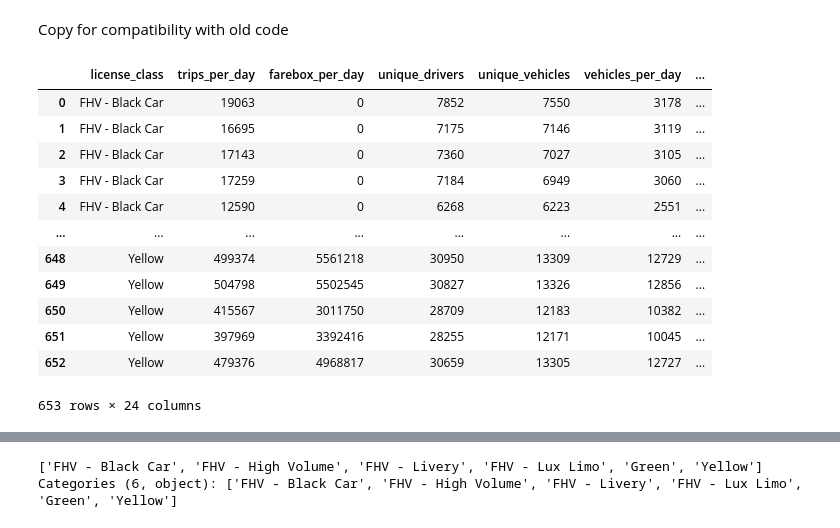
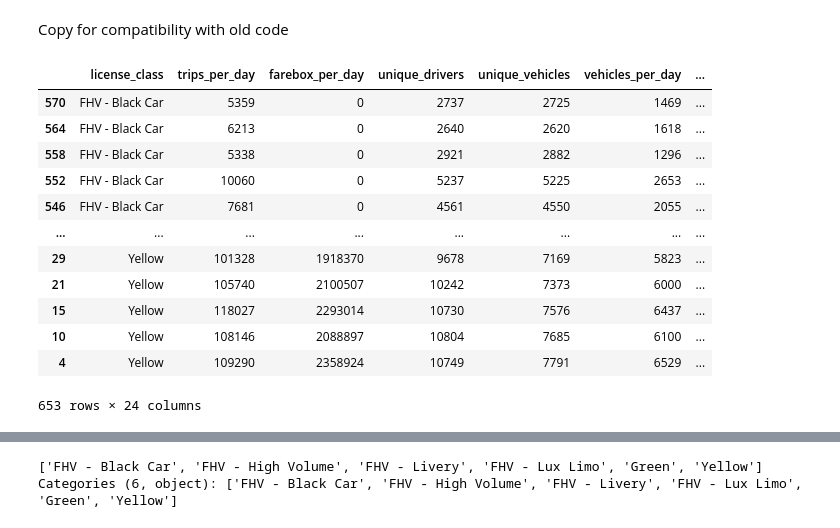
Before and after one commit to francomyburg/Proyecto_grupal_DS, a Jupyter notebook: luciano/ETL.ipynb, the cells around one changed output, grey strips where cells are left out. Drawn from its saved outputs; the diff is of its cells as text; code cells hidden in the pictures.

```diff
--- a/luciano/ETL.ipynb
+++ b/luciano/ETL.ipynb
@@ -498,6 +343,0 @@ industry_metrics["farebox_per_week"] = industry_metrics["farebox_per_day"] * 7
-# %%
-industry_metrics["license_class"] = industry_metrics["license_class"].astype("category")
-# %%
-industry_metrics["total_trips_per_day"] = industry_metrics["trips_per_day"] + industry_metrics["trips_per_day_shared"]
-# %%
-industry_metrics["shared_trips_per_day_percent"] = np.round(industry_metrics["trips_per_day_shared"] / industry_metrics["total_trips_per_day"], 2)
@@ -504,12 +364,12 @@ industry_metrics["shared_trips_per_day_percent"] = np.round(industry_metrics["tr
 # %%
-industry_metrics['month_year1'] = pd.to_datetime(industry_metrics['month_year']).dt.to_period('M')
+industry_metrics['month_year1'] = pd.to_datetime(industry_metrics['date']).dt.to_period('M')
 industry_metrics['days'] = pd.to_datetime(industry_metrics['month_year1'].astype(str) + '-01').dt.daysinmonth
 industry_metrics['trips_per_month'] = industry_metrics['trips_per_day'] * industry_metrics['days']
-industry_metrics['month_date'] = pd.to_datetime(industry_metrics['month_year'] + '-28')
+industry_metrics['month_date'] = pd.to_datetime(industry_metrics['date'] + '-28')
 industry_metrics['farebox_per_month'] = industry_metrics['farebox_per_day'] * industry_metrics['days']
 industry_metrics['week'] = pd.to_datetime(industry_metrics['month_date']).dt.strftime('%W').astype('category')
 industry_metrics['trips_per_week'] = industry_metrics['trips_per_day'] * 7
-industry_metrics['year'] = pd.to_datetime(industry_metrics['month_year']).dt.strftime('%Y')
+industry_metrics['year'] = pd.to_datetime(industry_metrics['date']).dt.strftime('%Y')
 industry_metrics['farebox_per_week'] = industry_metrics['farebox_per_day'] * 7
 industry_metrics['license_class'] = industry_metrics['license_class'].astype('category')
 industry_metrics['total_trips_per_day'] = industry_metrics['trips_per_day'] + industry_metrics['trips_per_day_shared']
@@ -523,19 +383,21 @@ industry_metrics = industry_metrics.copy()
 industry_metrics.drop(columns=["days"], inplace=True)
 # %%
 # reorder rows by 'license_class' and 'month_date'
-industry_metrics = industry_metrics.sort_values(by=["license_class", "month_date"], ascending=[True, False])
+industry_metrics = industry_metrics.sort_values(by=["license_class", "month_date"], ascending=[True, True])
 industry_metrics.reset_index(drop=True)
+
+industry_metrics
 # %% [output]
 |  | license_class | trips_per_day | farebox_per_day | unique_drivers | unique_vehicles | vehicles_per_day | ... |
-| 0 | FHV - Black Car | 19063 | 0 | 7852 | 7550 | 3178 | ... |
-| 1 | FHV - Black Car | 16695 | 0 | 7175 | 7146 | 3119 | ... |
-| 2 | FHV - Black Car | 17143 | 0 | 7360 | 7027 | 3105 | ... |
-| 3 | FHV - Black Car | 17259 | 0 | 7184 | 6949 | 3060 | ... |
-| 4 | FHV - Black Car | 12590 | 0 | 6268 | 6223 | 2551 | ... |
+| 570 | FHV - Black Car | 5359 | 0 | 2737 | 2725 | 1469 | ... |
+| 564 | FHV - Black Car | 6213 | 0 | 2640 | 2620 | 1618 | ... |
+| 558 | FHV - Black Car | 5338 | 0 | 2921 | 2882 | 1296 | ... |
+| 552 | FHV - Black Car | 10060 | 0 | 5237 | 5225 | 2653 | ... |
+| 546 | FHV - Black Car | 7681 | 0 | 4561 | 4550 | 2055 | ... |
 | ... | ... | ... | ... | ... | ... | ... | ... |
-| 648 | Yellow | 499374 | 5561218 | 30950 | 13309 | 12729 | ... |
-| 649 | Yellow | 504798 | 5502545 | 30827 | 13326 | 12856 | ... |
-| 650 | Yellow | 415567 | 3011750 | 28709 | 12183 | 10382 | ... |
-| 651 | Yellow | 397969 | 3392416 | 28255 | 12171 | 10045 | ... |
-| 652 | Yellow | 479376 | 4968817 | 30659 | 13305 | 12727 | ... |
+| 29 | Yellow | 101328 | 1918370 | 9678 | 7169 | 5823 | ... |
+| 21 | Yellow | 105740 | 2100507 | 10242 | 7373 | 6000 | ... |
+| 15 | Yellow | 118027 | 2293014 | 10730 | 7576 | 6437 | ... |
+| 10 | Yellow | 108146 | 2088897 | 10804 | 7685 | 6100 | ... |
+| 4 | Yellow | 109290 | 2358924 | 10749 | 7791 | 6529 | ... |
 653 rows × 24 columns
```
Also changed, not shown: parts of 50 cells of this notebook, 28 other files.
